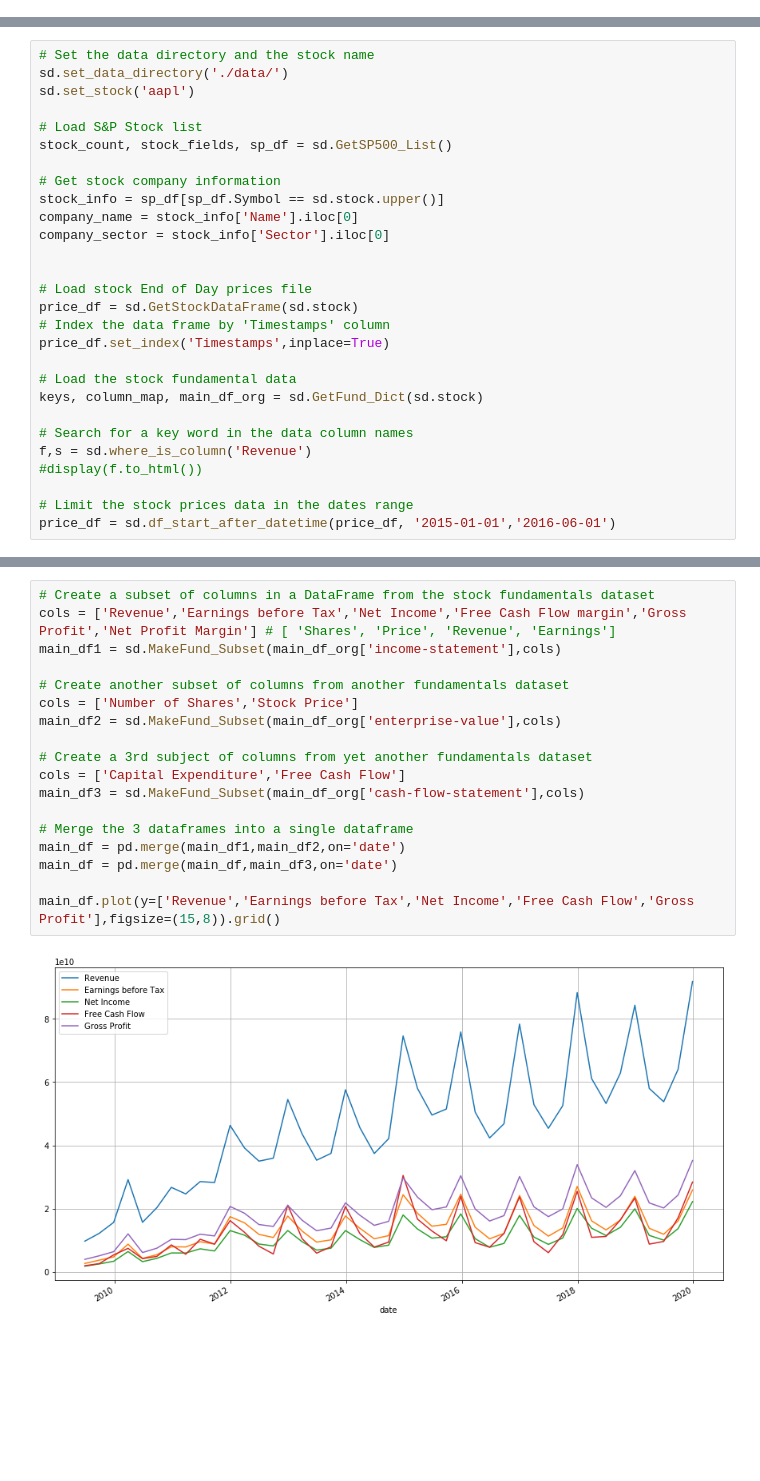
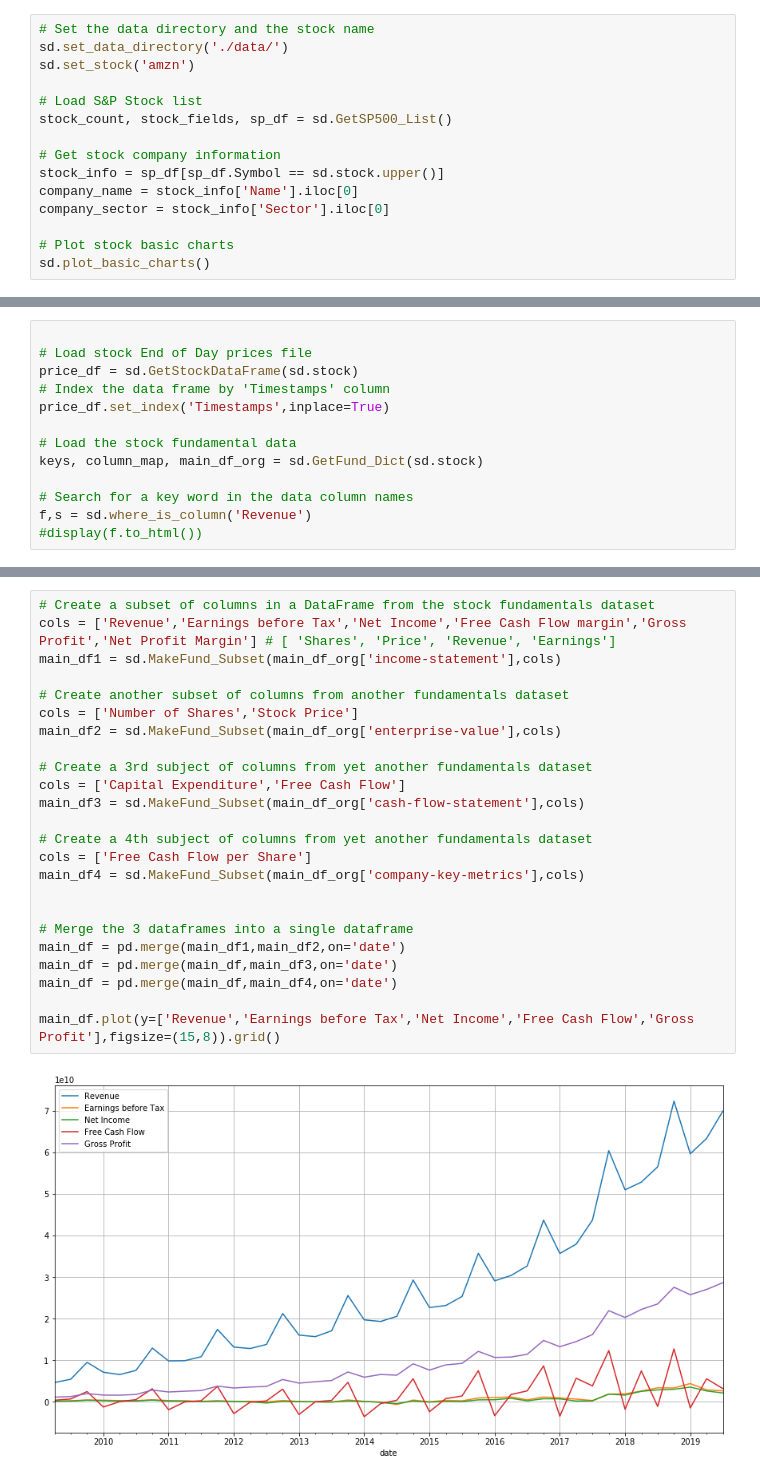
Before and after one commit to sabawi/getstockdata, a Jupyter notebook: test_data.ipynb, the cells around one changed output, grey strips where cells are left out. Saved outputs shown, nothing was run; the diff lists cells and outputs as text; blank space fills up the shorter version.

```diff
--- a/test_data.ipynb
+++ b/test_data.ipynb
@@ -134,0 +211,15 @@ def plot_stock_charts():
+# %%
+# Set the data directory and the stock name
+sd.set_data_directory('./data/')
+sd.set_stock('amzn')
+
+# Load S&P Stock list
+stock_count, stock_fields, sp_df = sd.GetSP500_List()
+
+# Get stock company information
+stock_info = sp_df[sp_df.Symbol == sd.stock.upper()]
+company_name = stock_info['Name'].iloc[0]
+company_sector = stock_info['Sector'].iloc[0]
+
+# Plot stock basic charts
+sd.plot_basic_charts()
@@ -135,16 +237,4 @@ def plot_stock_charts():
 # %%
-# Set the data directory and the stock name
-sd.set_data_directory('./data/')
-sd.set_stock('aapl')
-
-# Load S&P Stock list
-stock_count, stock_fields, sp_df = sd.GetSP500_List()
-
-# Get stock company information
-stock_info = sp_df[sp_df.Symbol == sd.stock.upper()]
-company_name = stock_info['Name'].iloc[0]
-company_sector = stock_info['Sector'].iloc[0]
-
 
 # Load stock End of Day prices file
 price_df = sd.GetStockDataFrame(sd.stock)
@@ -157,8 +247,5 @@ keys, column_map, main_df_org = sd.GetFund_Dict(sd.stock)
 # Search for a key word in the data column names
 f,s = sd.where_is_column('Revenue')
 #display(f.to_html())
-
-# Limit the stock prices data in the dates range
-price_df = sd.df_start_after_datetime(price_df, '2015-01-01','2016-06-01')
 # %%
 # Limit the stock prices data in the dates range
@@ -171,23 +258,29 @@ price_df['AdjClose'].plot(figsize=(15,8)).grid()
 # %%
 # Create a subset of columns in a DataFrame from the stock fundamentals dataset
 cols = ['Revenue','Earnings before Tax','Net Income','Free Cash Flow margin','Gross Profit','Net Profit Margin'] # [ 'Shares', 'Price', 'Revenue', 'Earnings']
 main_df1 = sd.MakeFund_Subset(main_df_org['income-statement'],cols)
 
 # Create another subset of columns from another fundamentals dataset
 cols = ['Number of Shares','Stock Price']
 main_df2 = sd.MakeFund_Subset(main_df_org['enterprise-value'],cols)
 
 # Create a 3rd subject of columns from yet another fundamentals dataset
 cols = ['Capital Expenditure','Free Cash Flow']
 main_df3 = sd.MakeFund_Subset(main_df_org['cash-flow-statement'],cols)
 
+# Create a 4th subject of columns from yet another fundamentals dataset
+cols = ['Free Cash Flow per Share']
+main_df4 = sd.MakeFund_Subset(main_df_org['company-key-metrics'],cols)
+
+
 # Merge the 3 dataframes into a single dataframe
 main_df = pd.merge(main_df1,main_df2,on='date')
 main_df = pd.merge(main_df,main_df3,on='date')
+main_df = pd.merge(main_df,main_df4,on='date')
 
 main_df.plot(y=['Revenue','Earnings before Tax','Net Income','Free Cash Flow','Gross Profit'],figsize=(15,8)).grid()
 # %% [output]
-[figure, old version]
+[figure, new version]
 # %%
 # Plot price chart with trend lines, EPS, and PE ratios
 plot_stock_charts()
```
Also changed, not shown: parts of 11 cells of this notebook, 1 other file.
